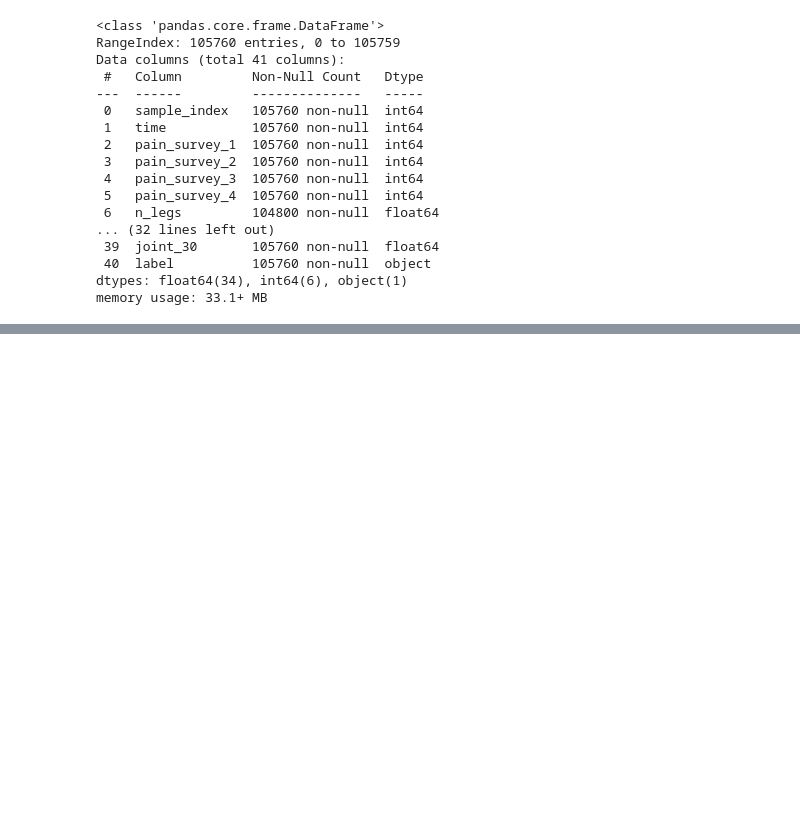
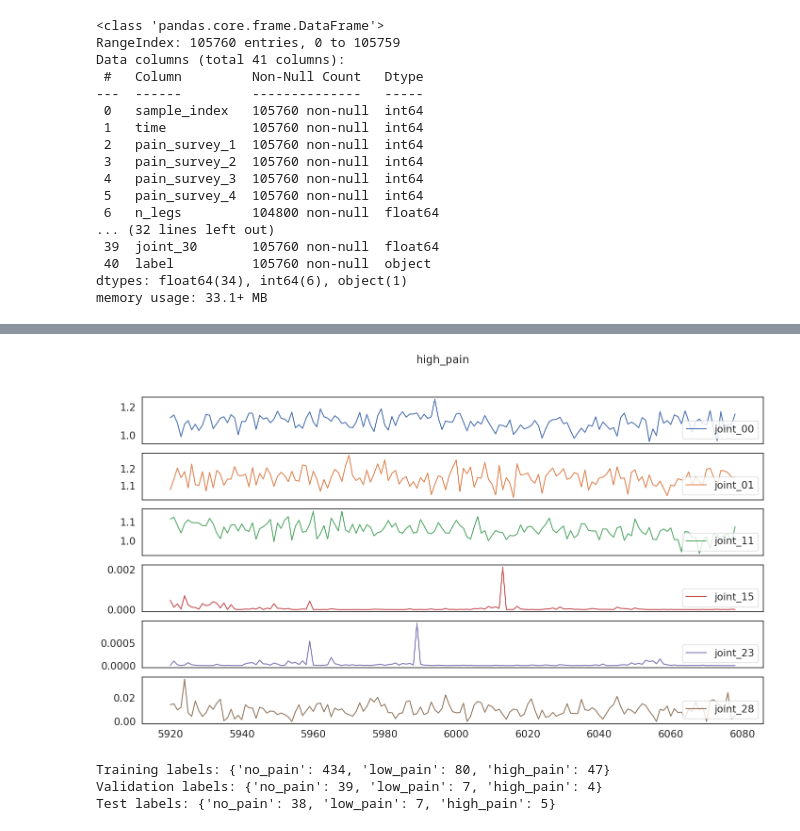
Before and after one commit to Relo02/Artificial-neural-networks-and-deep-learning-, a Jupyter notebook: Ann_challenge.ipynb, the cells around one changed output, grey strips where cells are left out. Saved outputs shown, nothing was run; the diff lists cells and outputs as text; code cells hidden in the pictures; blank space fills up the shorter version.

```diff
--- a/Ann_challenge.ipynb
+++ b/Ann_challenge.ipynb
@@ -198,0 +307,63 @@ data.head()
+# %%
+inspect_activity('high_pain', data)
+# %% [output]
+[figure, added]
+# %%
+# Initialise a dictionary to count occurrences of each activity in the training set
+training_labels = {
+    'no_pain': 0,
+    'low_pain': 0,
+    'high_pain': 0
+}
+
+# Count occurrences of each activity for unique IDs in the training set
+for id in df_train['sample_index'].unique():
+    label = df_train[df_train['sample_index'] == id]['label'].values[0]
+    training_labels[label] += 1
+
+
+if 'joint_30' in df_train.columns:
+    df_train = df_train.drop(columns=['joint_30']) # we deleted this joint since has no final effect during training
+
+# Print the distribution of training labels
+print('Training labels:', training_labels)
+
+# Initialise a dictionary to count occurrences of each activity in the training set
+val_labels = {
+    'no_pain': 0,
+    'low_pain': 0,
+    'high_pain': 0
+}
+
+# Count occurrences of each activity for unique IDs in the training set
+for id in df_val['sample_index'].unique():
+    label = df_val[df_val['sample_index'] == id]['label'].values[0]
+    val_labels[label] += 1
+
+
+if 'joint_30' in df_val.columns:
+    df_val = df_val.drop(columns=['joint_30']) # we deleted this joint since has no final effect during training
+
+# Print the distribution of validation labels
+print('Validation labels:', val_labels)
+
+# Initialise a dictionary to count occurrences of each activity in the test set
+test_labels = {
+    'no_pain': 0,
+    'low_pain': 0,
+    'high_pain': 0
+}
+
+# Count occurrences of each activity for unique IDs in the test set
+for id in df_test['sample_index'].unique():
+    label = df_test[df_test['sample_index'] == id]['label'].values[0]
+    test_labels[label] += 1
+if 'joint_30' in df_test.columns:
+    df_test = df_test.drop(columns=['joint_30']) # we deleted this joint since has no final effect during training
+
+# Print the distribution of test labels
+print('Test labels:', test_labels)
+# %% [output]
+Training labels: {'no_pain': 434, 'low_pain': 80, 'high_pain': 47}
+Validation labels: {'no_pain': 39, 'low_pain': 7, 'high_pain': 4}
+Test labels: {'no_pain': 38, 'low_pain': 7, 'high_pain': 5}
```
Also changed, not shown: parts of 28 cells of this notebook, 1 other file.
